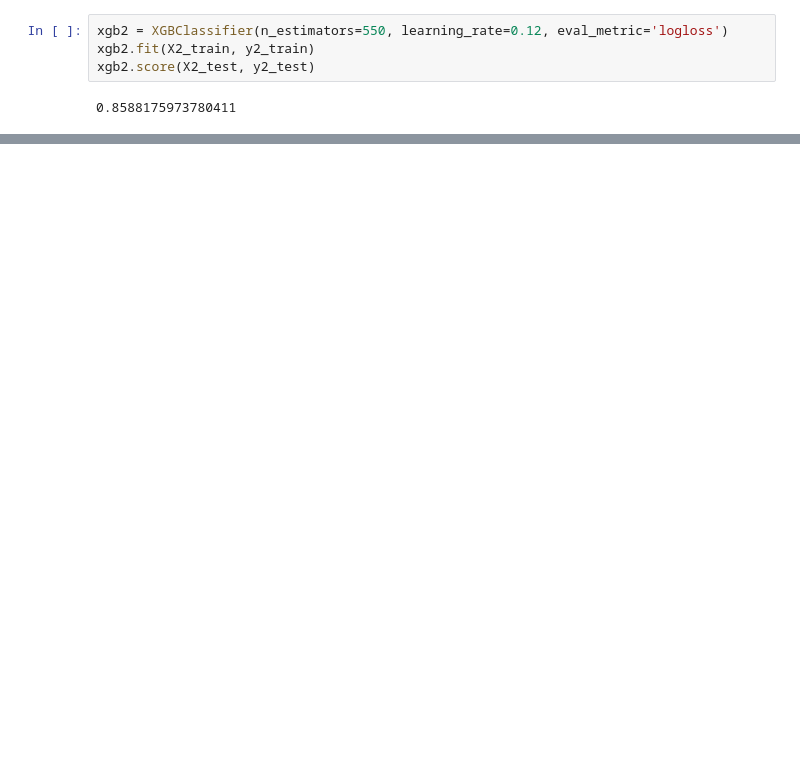
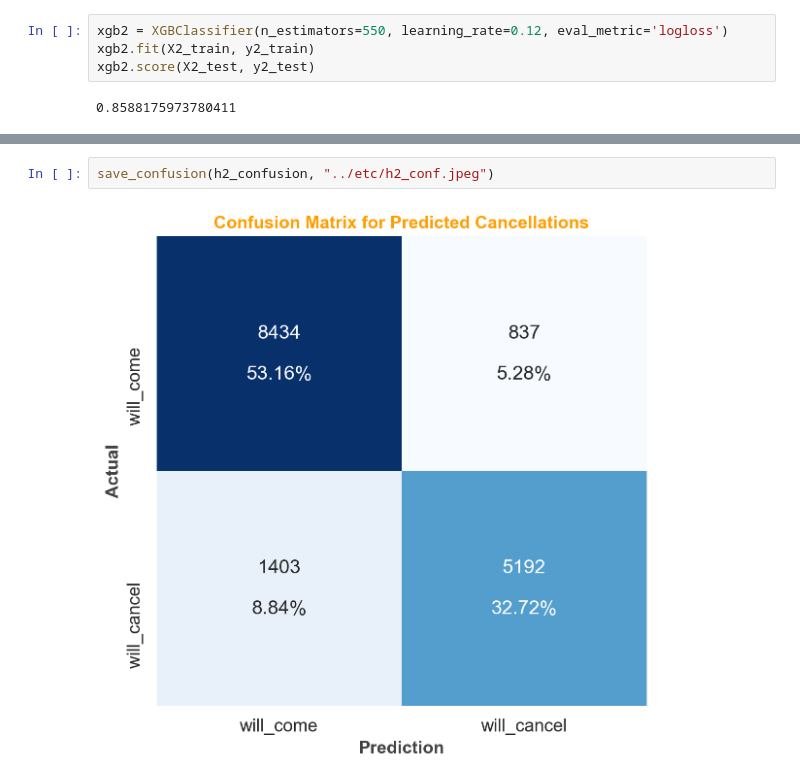
Before and after one commit to edubu2/hotel-revman-system, a Jupyter notebook: code/cxl_model_setup.ipynb, the cells around one changed output, grey strips where cells are left out. Saved outputs shown, nothing was run; the diff lists cells and outputs as text; blank space fills up the shorter version.

```diff
--- a/code/cxl_model_setup.ipynb
+++ b/code/cxl_model_setup.ipynb
@@ -343,0 +378,4 @@ grid_xgb_fit_2.to_pickle("pickle/h2_grid_result_1.pick")
+# %%
+save_confusion(h2_confusion, "../etc/h2_conf.jpeg")
+# %% [output]
+[figure, added]
```
Also changed, not shown: parts of 17 cells of this notebook, 4 other files.
